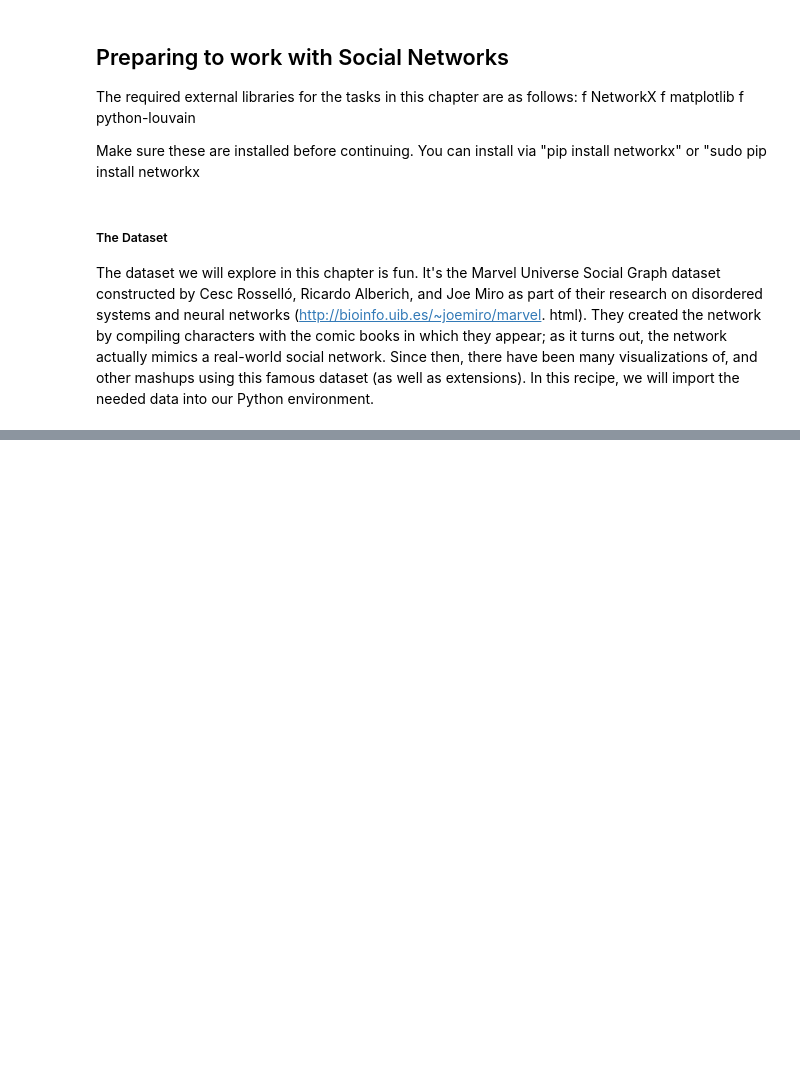
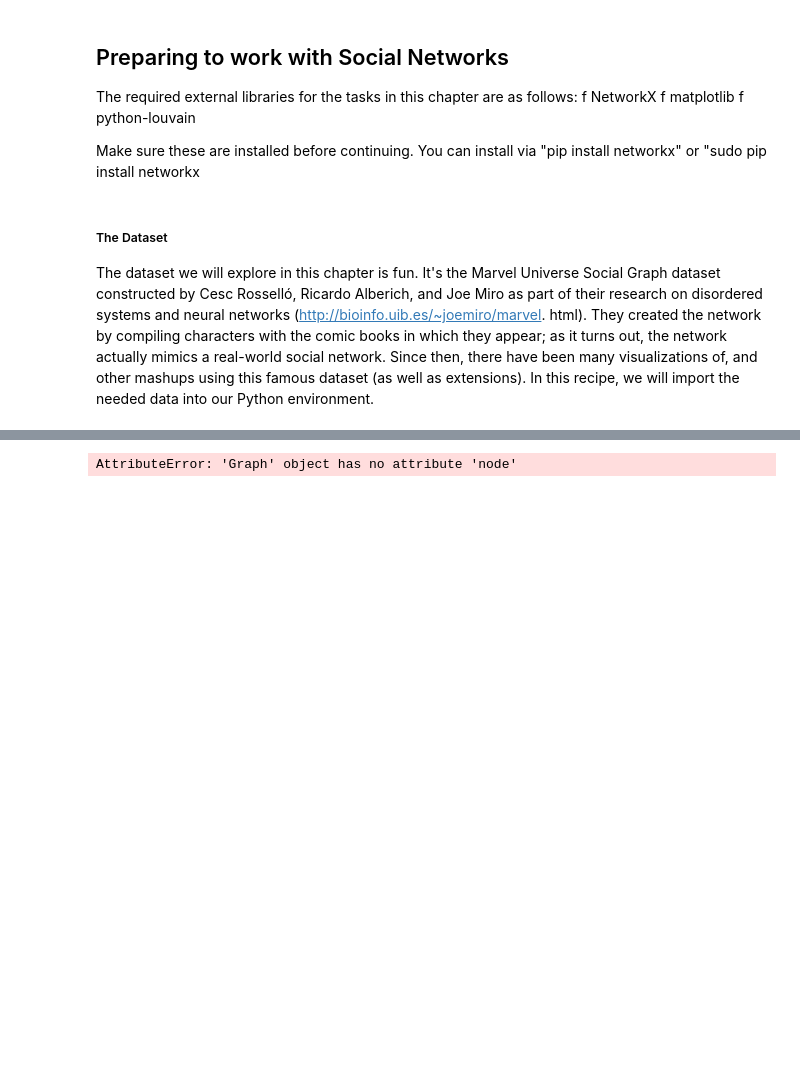
Before and after one commit to czek0/Data-Science-Portfolio, a Jupyter notebook: Social_Networking_Data_Analysis/social_networking.ipynb, the cells around one changed output, grey strips where cells are left out. Saved outputs shown, nothing was run; the diff lists cells and outputs as text; code cells hidden in the pictures; blank space fills up the shorter version.

```diff
--- a/Social_Networking_Data_Analysis/social_networking.ipynb
+++ b/Social_Networking_Data_Analysis/social_networking.ipynb
@@ -60,0 +243,37 @@ nx.info(graph)
+# %%
+def draw_weighted_ego_graph(graph, character, hops=1):
+    # Graph and Position
+    ego = nx.ego_graph(graph, character, hops)
+    pos = nx.spring_layout(ego)
+    plt.figure(figsize=(12,12))
+    plt.axis('off')
+    # Coloration and Configuration
+    ego.node[character]["TYPE"] = "center"
+    valmap = { "hero": 0.0, "center": 1.0 }
+    types  = nx.get_node_attributes(ego, "TYPE")
+    values = [valmap.get(types[node], 0.25) for node in ego.nodes()]
+    char_edges = ego.edges(data=True, nbunch=[character,])
+    nonchar_edges = ego.edges(nbunch=[n for n in ego.nodes()
+        if n != character])
+    elarge=[(u,v) for (u,v,d) in char_edges if d['weight'] >=0.12]
+    esmall=[(u,v) for (u,v,d) in char_edges if d['weight'] < 0.12]
+    print(set([d['weight'] for (u,v,d) in char_edges]))
+    # Draw
+    nx.draw_networkx_nodes(ego, pos,
+                            node_size=200,
+                            node_color=values,
+                            cmap=plt.cm.Paired,
+                            with_labels=False)
+    nx.draw_networkx_edges(ego,pos,edgelist=elarge,
+                            width=1.5, edge_color='b')
+    nx.draw_networkx_edges(ego,pos,edgelist=esmall,
+                            width=1,alpha=0.5,
+                            edge_color='b',style='dashed')
+    nx.draw_networkx_edges(ego,pos,edgelist=nonchar_edges,
+                        width=0.5,alpha=0.2,style='dashed')
+    plt.show()
+# %%
+draw_weighted_ego_graph(hero_graph, "LONGBOW/AMELIA GREER", 2)
+# %% [output]
+AttributeError: 'Graph' object has no attribute 'node'
+[figure, added]
```
Also changed, not shown: parts of 26 cells of this notebook, 6 other files.
